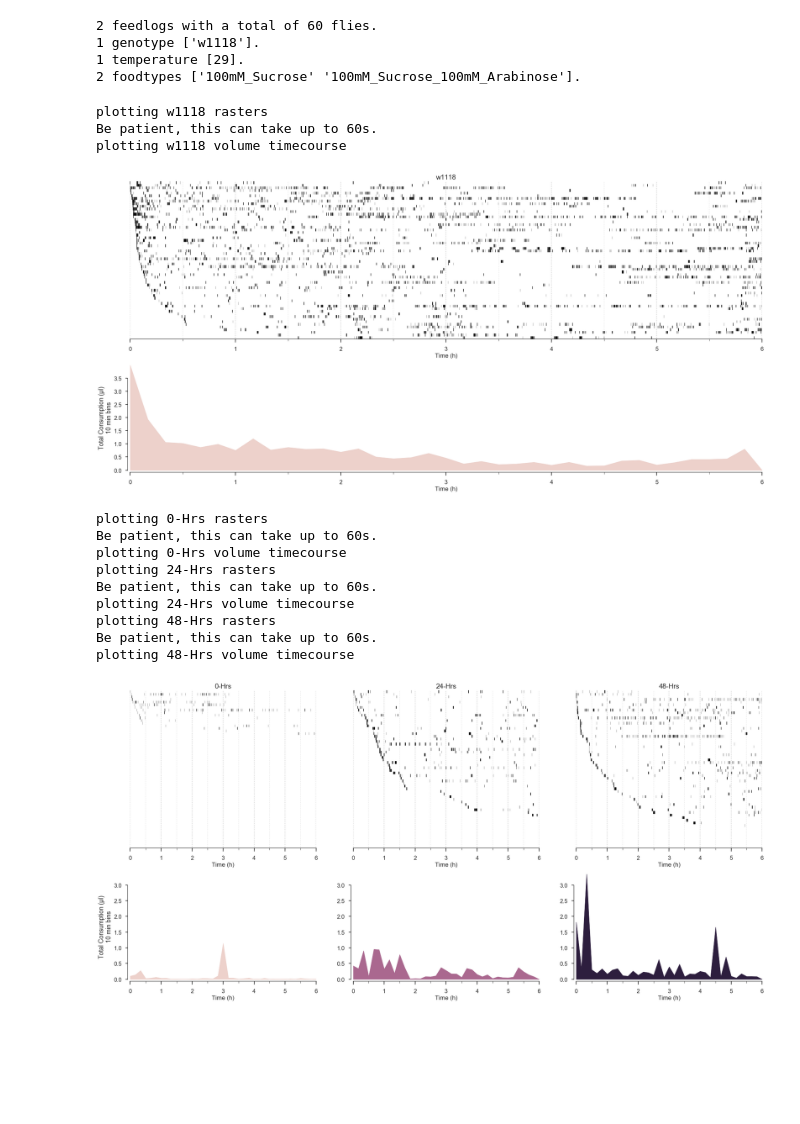
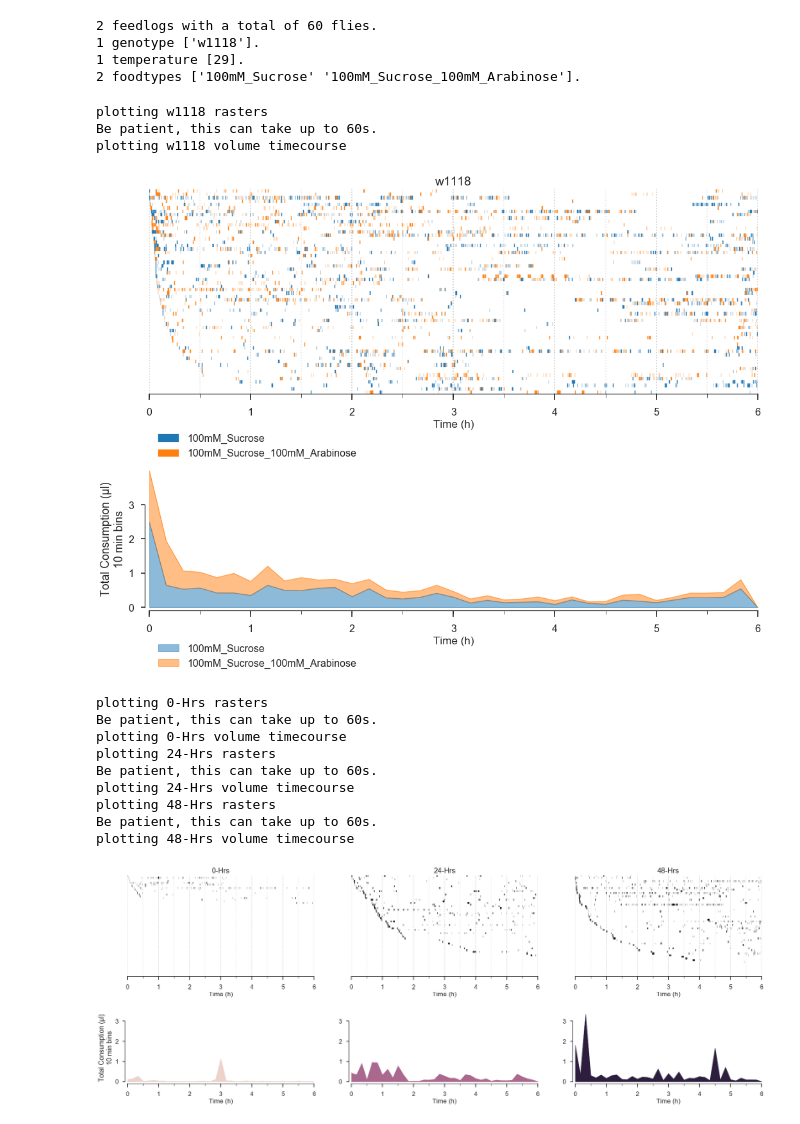
Before and after one commit to ACCLAB/espresso, a Jupyter notebook: jupyter-nb/espresso plotting module dev.ipynb, the cells around one changed output. Drawn from its saved outputs; the diff is of its cells as text; code cells hidden in the pictures; blank space fills up the shorter version.

```diff
--- a/jupyter-nb/espresso plotting module dev.ipynb
+++ b/jupyter-nb/espresso plotting module dev.ipynb
@@ -76,16 +76,15 @@ starved_choice
 1 temperature [29].
 2 foodtypes ['100mM_Sucrose' '100mM_Sucrose_100mM_Arabinose'].
 # %%
-f=starved_choice.plot.rasters(group_by='Genotype',add_flyid_labels=False,
-                              show_feed_color=False,
-                              feed_volume_palette_type='sequential')
+f=starved_choice.plot.rasters(group_by='Genotype',
+                              show_feed_color=True)
 # %% [output]
 plotting w1118 rasters
 Be patient, this can take up to 60s.
 plotting w1118 volume timecourse
-[figure, old version]
+[figure, new version]
 # %%
-f=starved.plot.rasters(group_by='starved_time',add_flyid_labels=False,
+f=starved.plot.rasters(group_by='starved_time',figsize=(10,10),
                        feed_volume_palette_type='sequential')
 # %% [output]
 plotting 0-Hrs rasters
@@ -97,4 +96,4 @@ plotting 24-Hrs volume timecourse
 plotting 48-Hrs rasters
 Be patient, this can take up to 60s.
 plotting 48-Hrs volume timecourse
-[figure, old version]
+[figure, new version]
```
Also changed, not shown: parts of 2 cells of this notebook, 1 other file.
